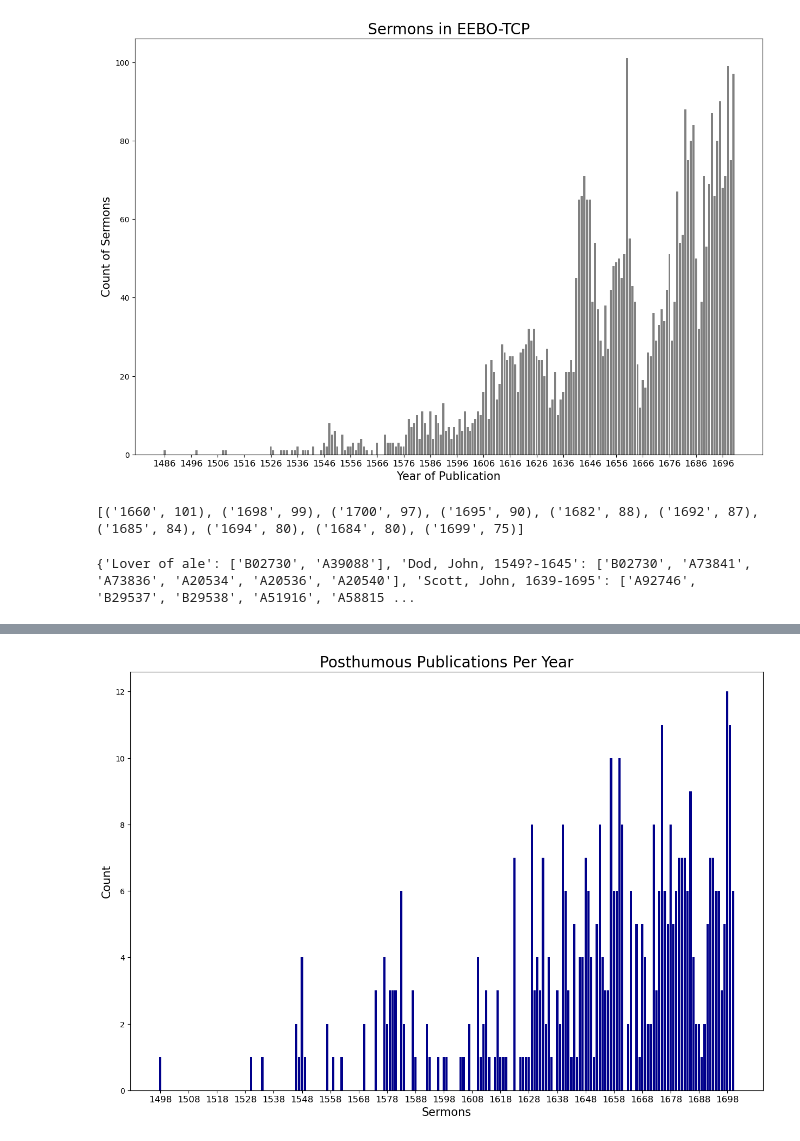
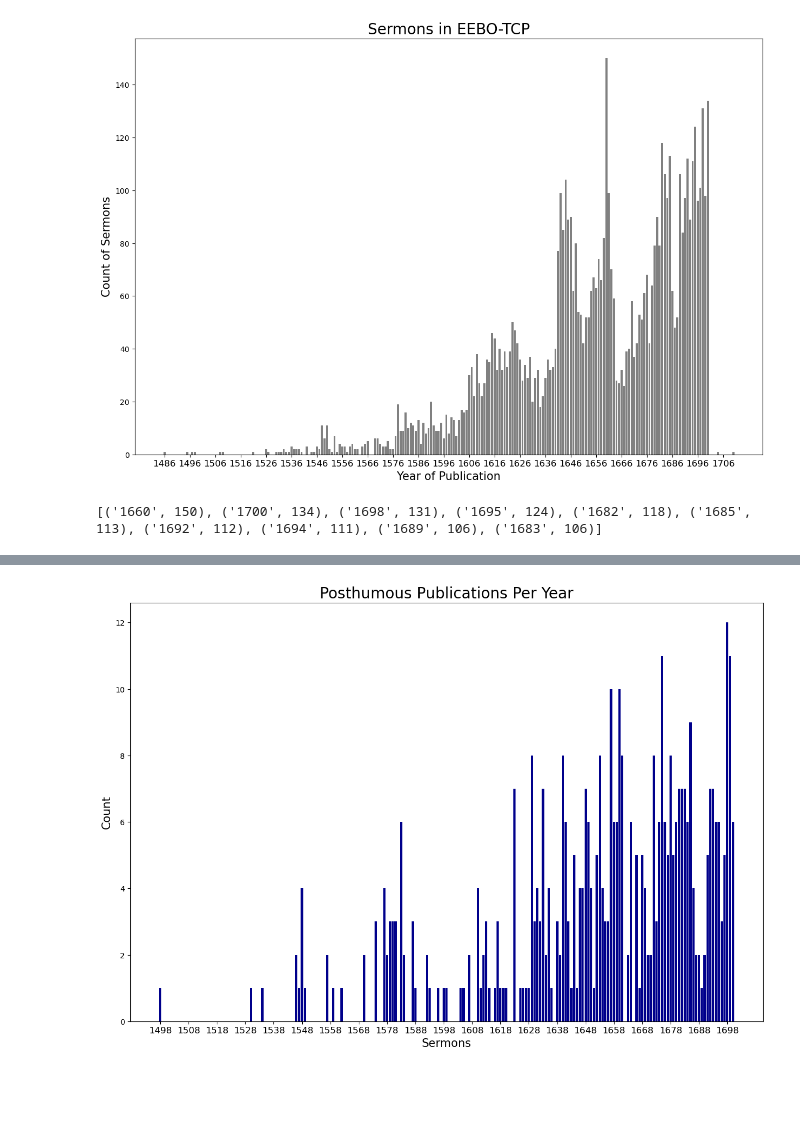
Before and after one commit to amycweng/Early-Modern-Sermons, a Jupyter notebook: notebooks/dates.ipynb, the cells around one changed output, grey strips where cells are left out. Cells and saved outputs as stored; diff of their text form; code cells hidden in the pictures; blank space fills up the shorter version.

Commit message:
revising sermon identification, extraction, annotation, and segmentation pipeline to format pre-Elizabethan texts for the proptype website

```diff
--- a/notebooks/dates.ipynb
+++ b/notebooks/dates.ipynb
@@ -7,9 +7,14 @@ sys.path.append('../')
 from lib.visualization import *
 from lib.dictionaries.author_duplicates import *
 sermons_metadata = pd.read_csv("../assets/sermons.csv")
-sermons = sermons_metadata["id"]
-dates = sermons_metadata["date"]
-authors = sermons_metadata["authors"]
+sermons = list(sermons_metadata["id"])
+dates = list(sermons_metadata["date"])
+authors = list(sermons_metadata["authors"])
+# %%
+missing_sermons = pd.read_csv("../assets/sermons_missing.csv")
+sermons.extend(list(missing_sermons["id"]))
+dates.extend(list(missing_sermons["date"]))
+authors.extend(list(missing_sermons["authors"]))
 # %%
 def visualize(x,y,title,xlabel,ylabel,color):
     plt.figure(figsize = (15, 10))
@@ -23,20 +28,19 @@ def visualize(x,y,title,xlabel,ylabel,color):
 # %%
 x,y = [],[]
 date_counts = Counter(dates)
 for date in sorted(date_counts):
     if "?" in date: continue
     if "-" in date:
         date = date.split("-")[0]
-    if int(date) > 1700: continue
     x.append(int(date))
     y.append(date_counts[date])
 visualize(x,y,'Sermons in EEBO-TCP','Year of Publication','Count of Sermons','grey')
 # %% [output]
-[figure, old version]
+[figure, new version]
 # %%
 print(Counter(dates).most_common(n=10))
 # %% [output]
-[('1660', 101), ('1698', 99), ('1700', 97), ('1695', 90), ('1682', 88), ('1692', 87), ('1685', 84), ('1694', 80), ('1684', 80), ('1699', 75)]
+[('1660', 150), ('1700', 134), ('1698', 131), ('1695', 124), ('1682', 118), ('1685', 113), ('1692', 112), ('1694', 111), ('1689', 106), ('1683', 106)]
 # %%
 posthumous = defaultdict(list)
 within = defaultdict(list)
@@ -96,7 +100,3 @@ for idx, tcpID in enumerate(sermons):
         if author not in aut_tcpIDs:
             aut_tcpIDs[author] = []
         aut_tcpIDs[author].append(tcpID)
-# %%
-print(aut_tcpIDs)
-# %% [output]
-{'Lover of ale': ['B02730', 'A39088'], 'Dod, John, 1549?-1645': ['B02730', 'A73841', 'A73836', 'A20534', 'A20536', 'A20540'], 'Scott, John, 1639-1695': ['A92746', 'B29537', 'B29538', 'A51916', 'A58815 ...
```
Also changed, not shown: parts of 17 cells of this notebook, 32 other files.
